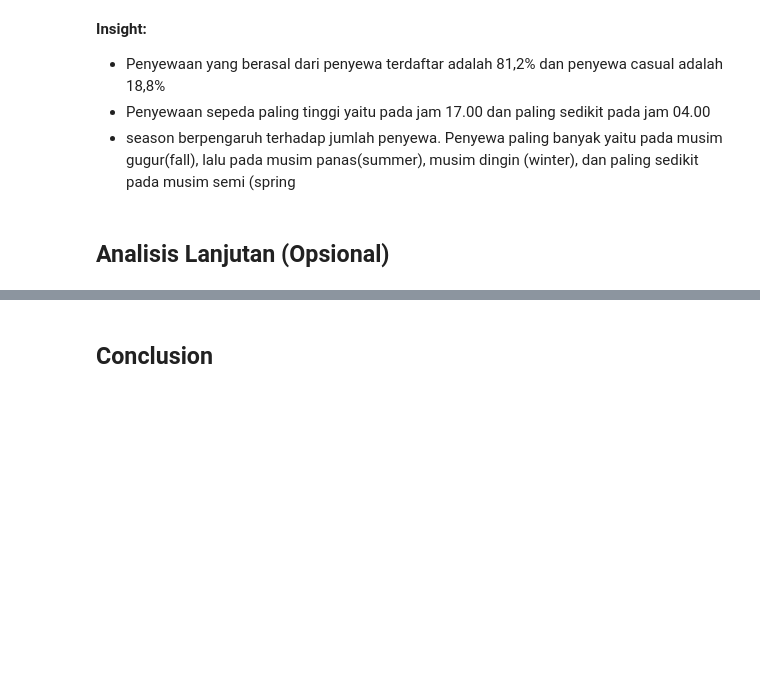
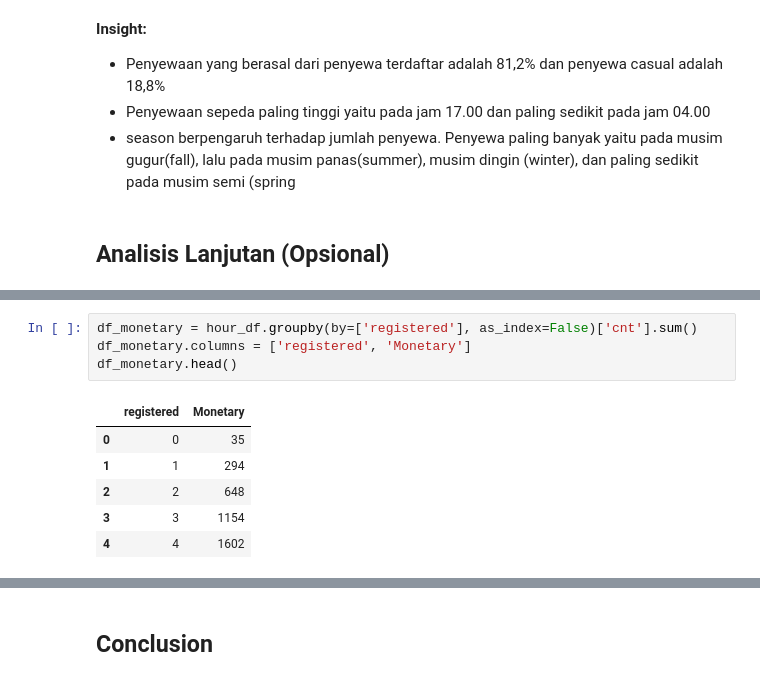
Before and after one commit to arfahhamidah/submission, a Jupyter notebook: notebook.ipynb, the cells around one changed output, grey strips where cells are left out. Saved outputs shown, nothing was run; the diff lists cells and outputs as text; blank space fills up the shorter version.

```diff
--- a/notebook.ipynb
+++ b/notebook.ipynb
@@ -522,0 +523,11 @@ Berdasarkan gambar di atas, pengguna lebih banyak menggunakan sepeda pada hari R
+# %%
+df_monetary = hour_df.groupby(by=['registered'], as_index=False)['cnt'].sum()
+df_monetary.columns = ['registered', 'Monetary']
+df_monetary.head()
+# %% [output]
+|  | registered | Monetary |
+| 0 | 0 | 35 |
+| 1 | 1 | 294 |
+| 2 | 2 | 648 |
+| 3 | 3 | 1154 |
+| 4 | 4 | 1602 |
```
Also changed, not shown: parts of 17 cells of this notebook, 2 other files.
